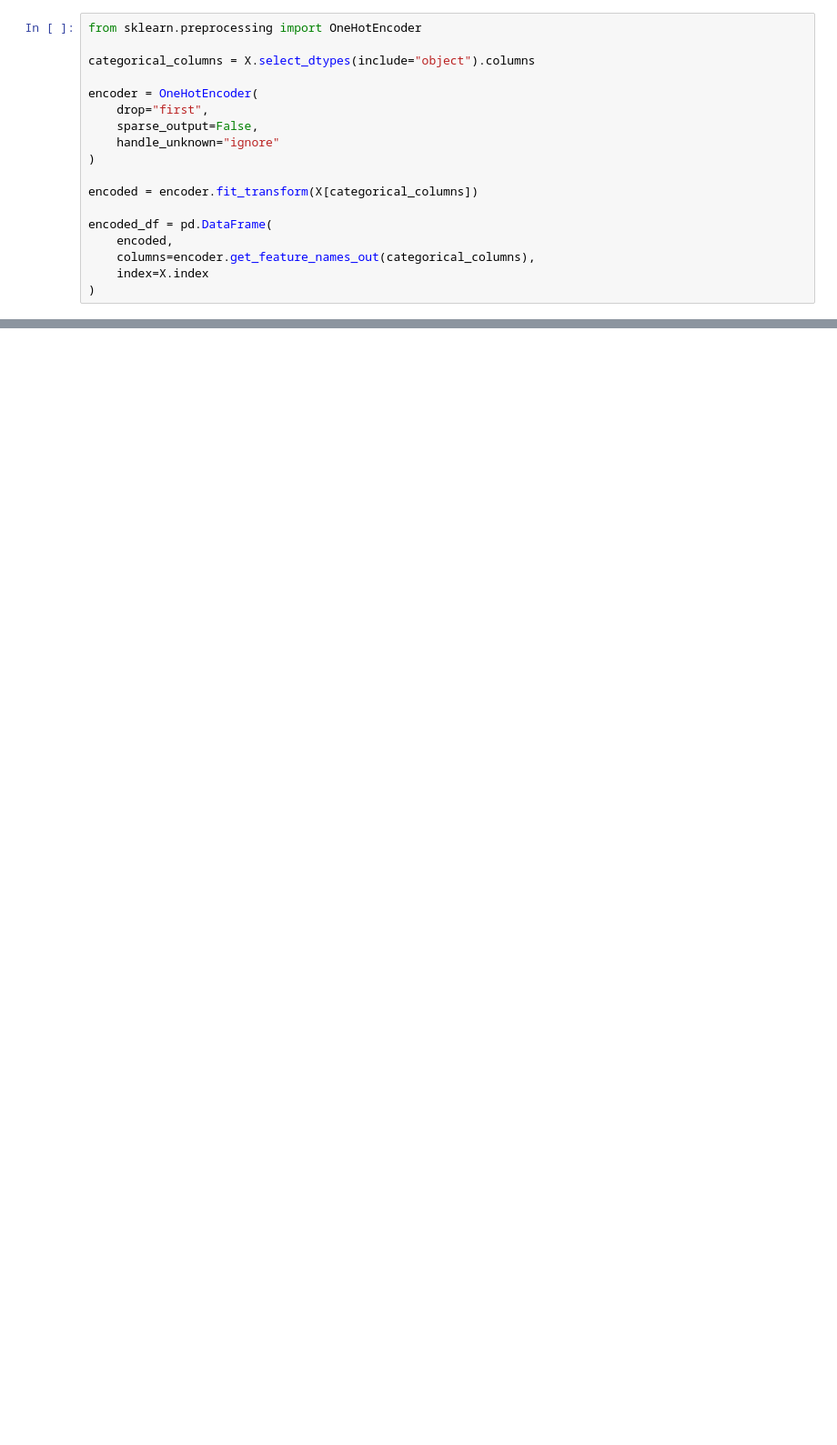
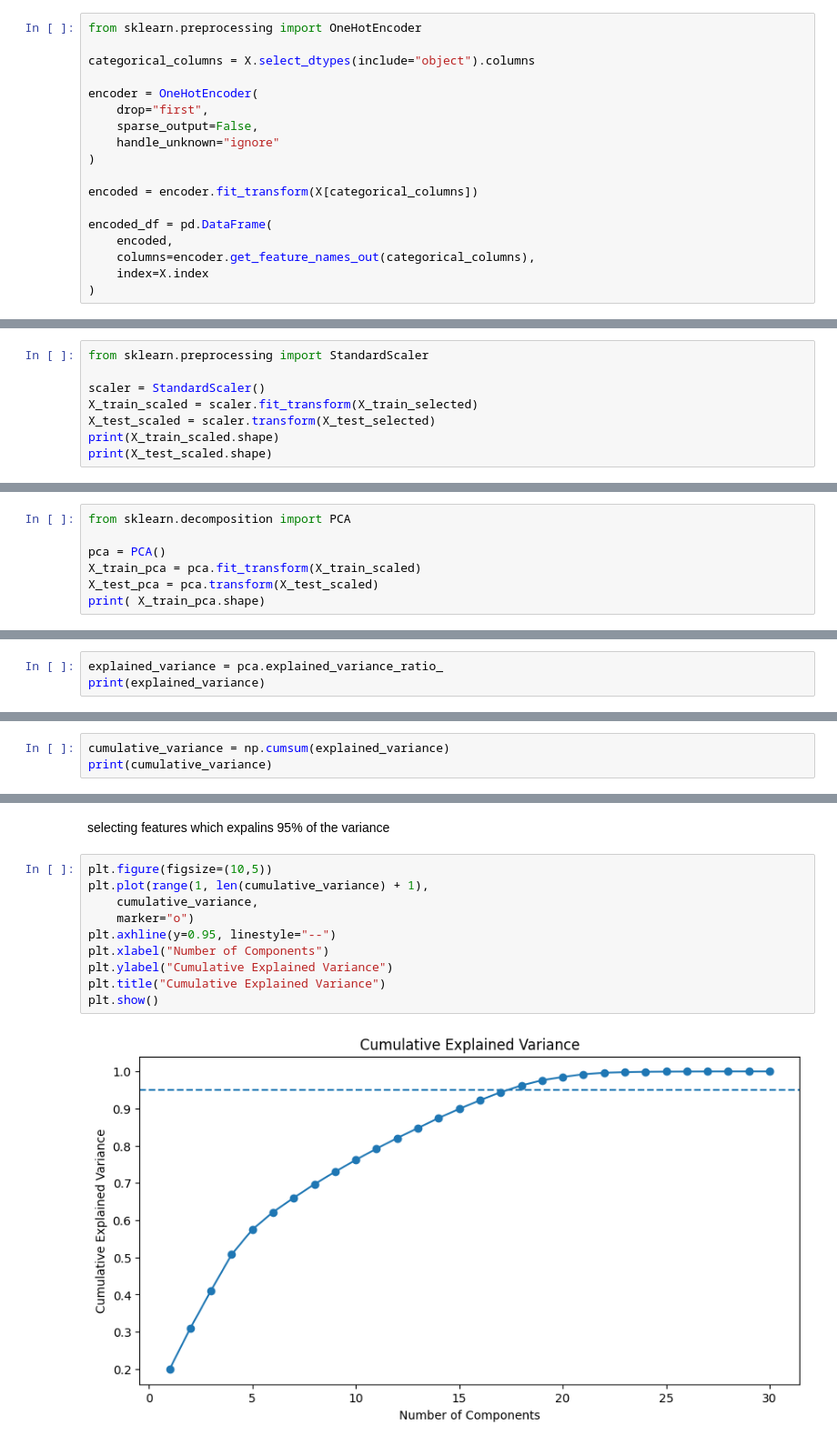
Before and after one commit to divyanshusengar33/MLCoE-Tasks3, a Jupyter notebook: MLCoE_task3.ipynb, the cells around one changed output, grey strips where cells are left out. Shown at 91% size. Saved outputs shown, nothing was run; the diff lists cells and outputs as text; blank space fills up the shorter version.

```diff
--- a/MLCoE_task3.ipynb
+++ b/MLCoE_task3.ipynb
@@ -593,0 +582,8 @@ plt.show()
+# %%
+from sklearn.preprocessing import StandardScaler
+
+scaler = StandardScaler()
+X_train_scaled = scaler.fit_transform(X_train_selected)
+X_test_scaled = scaler.transform(X_test_selected)
+print(X_train_scaled.shape)
+print(X_test_scaled.shape)
@@ -593,0 +595,7 @@ plt.show()
+# %%
+from sklearn.decomposition import PCA
+
+pca = PCA()
+X_train_pca = pca.fit_transform(X_train_scaled)
+X_test_pca = pca.transform(X_test_scaled)
+print( X_train_pca.shape)
@@ -593,0 +604,3 @@ plt.show()
+# %%
+explained_variance = pca.explained_variance_ratio_
+print(explained_variance)
@@ -593,0 +616,3 @@ plt.show()
+# %%
+cumulative_variance = np.cumsum(explained_variance)
+print(cumulative_variance)
@@ -593,0 +625,14 @@ plt.show()
+# %% [markdown]
+selecting features which expalins 95% of the variance
+# %%
+plt.figure(figsize=(10,5))
+plt.plot(range(1, len(cumulative_variance) + 1),
+    cumulative_variance,
+    marker="o")
+plt.axhline(y=0.95, linestyle="--")
+plt.xlabel("Number of Components")
+plt.ylabel("Cumulative Explained Variance")
+plt.title("Cumulative Explained Variance")
+plt.show()
+# %% [output]
+[figure, added]
```
Also changed, not shown: parts of 84 cells of this notebook, 3 other files.
